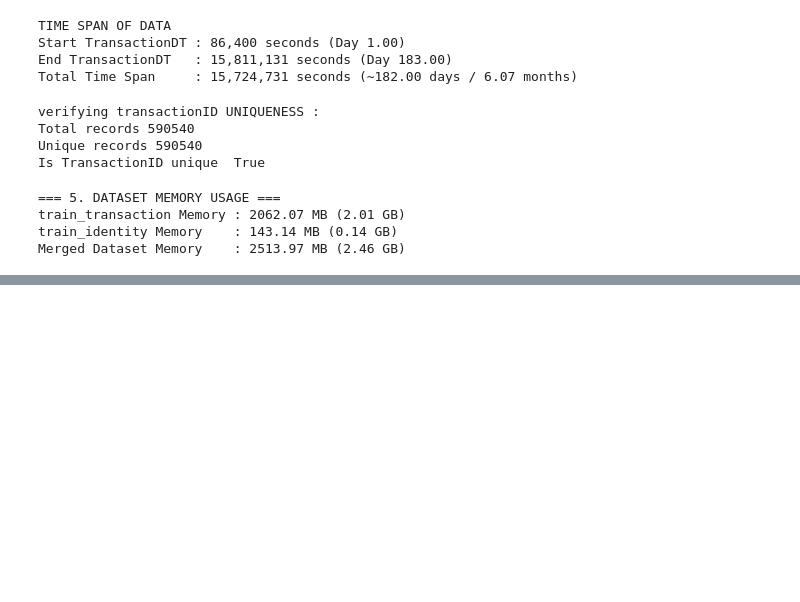
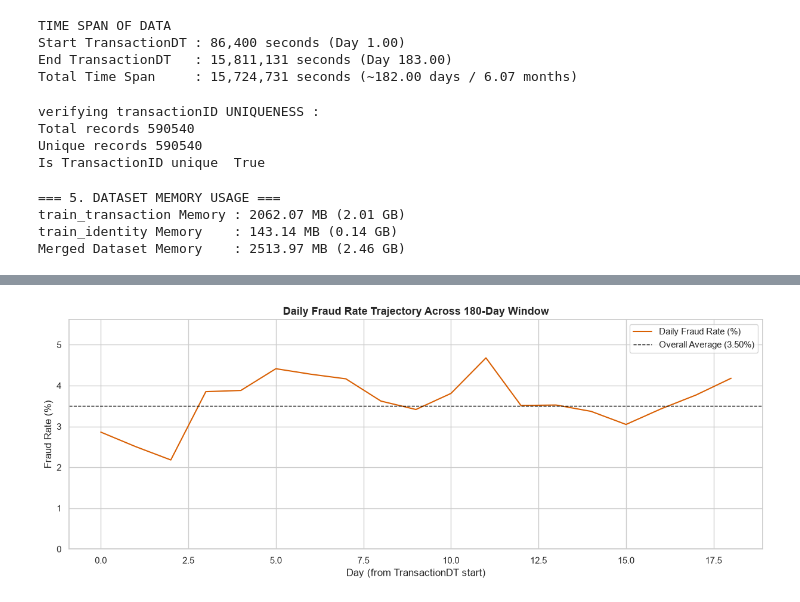
Before and after one commit to hamzaaboutaleb/fraud-detection, a Jupyter notebook: notebooks/01_eda/01_thorough_eda.ipynb.ipynb, the cells around one changed output, grey strips where cells are left out. Saved outputs shown, nothing was run; the diff lists cells and outputs as text; code cells hidden in the pictures; blank space fills up the shorter version.

```diff
--- a/notebooks/01_eda/01_thorough_eda.ipynb.ipynb
+++ b/notebooks/01_eda/01_thorough_eda.ipynb.ipynb
@@ -96,0 +218,42 @@ txt_cols=
+# %%
+# 3. Fraud rate stability over time
+# convert transactionDT (seconds) into day indices 0 to 182 days
+# group by day to compute total transactions, fraud count , and daily fraud rate
+train["day"]=train["TransactionDT"]//(24*36000)
+# group by day to compute total transactions , fraud count , and dayli fraud rate
+daily_stats = (
+    train.groupby("day")["isFraud"]
+    .agg(total="count", fraud_count="sum", fraud_rate="mean")
+    .reset_index()
+)
+daily_stats["fraud_rate_pct"] = daily_stats["fraud_rate"] * 100
+# %%
+# Plot daily fraud rate over time
+plt.figure(figsize=(15, 5))
+plt.plot(
+    daily_stats["day"],
+    daily_stats["fraud_rate_pct"],
+    color="#d95f02",
+    linewidth=1.5,
+    label="Daily Fraud Rate (%)",
+)
+plt.axhline(
+    y=percentages["Fraud"],
+    color="black",
+    linestyle="--",
+    linewidth=1,
+    label=f"Overall Average ({percentages['Fraud']:.2f}%)",
+)
+
+plt.title(
+    "Daily Fraud Rate Trajectory Across 180-Day Window",
+    fontsize=13,
+    fontweight="bold",
+)
+plt.xlabel("Day (from TransactionDT start)")
+plt.ylabel("Fraud Rate (%)")
+plt.legend(loc="upper right")
+plt.ylim(0, daily_stats["fraud_rate_pct"].max() * 1.2)
+plt.show()
+# %% [output]
+[figure, added]
```
Also changed, not shown: parts of 9 cells of this notebook, 2 other files.
